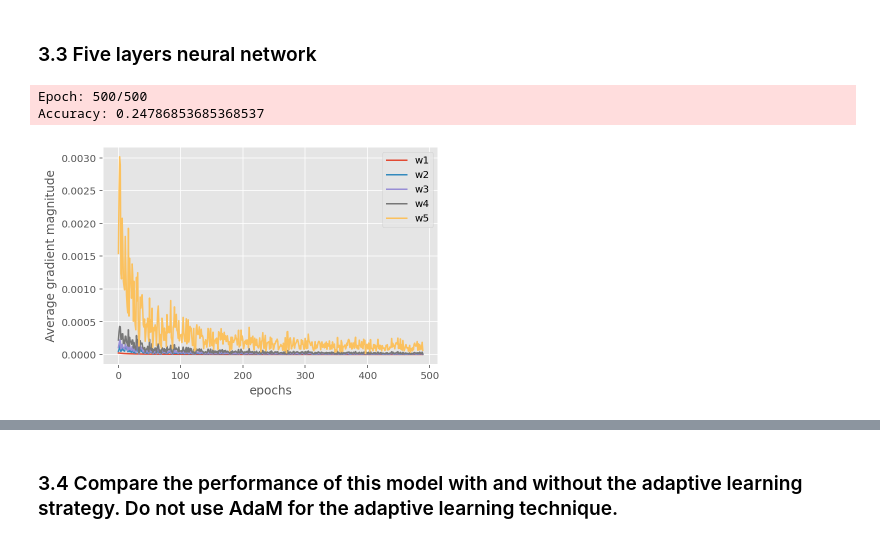
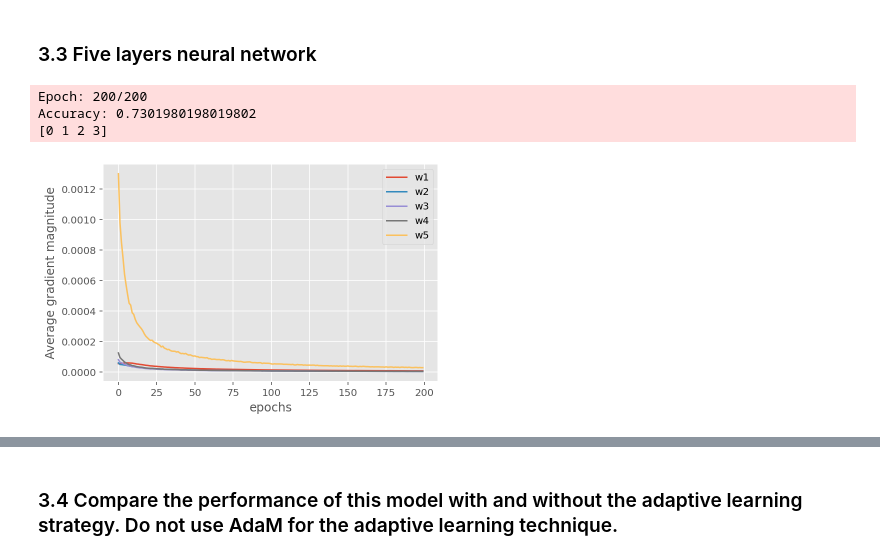
Before and after one commit to amor-tsai/MachineLearningNotebooks, a Jupyter notebook: Lab4.ipynb, the cells around one changed output, grey strips where cells are left out. Saved outputs shown, nothing was run; the diff lists cells and outputs as text; code cells hidden in the pictures.

```diff
--- a/Lab4.ipynb
+++ b/Lab4.ipynb
@@ -865,9 +913,12 @@ class FourLayerPerceptron(TwoLayerPerceptronBase):
         return self
 # %%
 %%time
+params['n_hidden'] = 200
 nn_4l = FourLayerPerceptron(**params)
 nn_4l.fit(X_train, y_train, print_progress=1)
+yhat_nn4l = nn_4l.predict(X_test)
 print()
-print('Accuracy:',accuracy_score(y_test,nn_4l.predict(X_test)))
+print('Accuracy:',accuracy_score(y_test,yhat_nn4l))
+print(np.unique(yhat_nn4l))
 nn_4l.graph_gradient()
 # %% [output]
@@ -944,11 +996,11 @@ class FiveLayerPerceptron(TwoLayerPerceptronBase):
 
     def graph_gradient(self):
         ax = plt.subplot(1,1,1)
-        plt.plot(abs(self.grad_w1_[10:]), label='w1')
-        plt.plot(abs(self.grad_w2_[10:]), label='w2')
-        plt.plot(abs(self.grad_w3_[10:]), label='w3')
-        plt.plot(abs(self.grad_w4_[10:]), label='w4')
-        plt.plot(abs(self.grad_w5_[10:]), label='w5')
+        plt.plot(abs(self.grad_w1_), label='w1')
+        plt.plot(abs(self.grad_w2_), label='w2')
+        plt.plot(abs(self.grad_w3_), label='w3')
+        plt.plot(abs(self.grad_w4_), label='w4')
+        plt.plot(abs(self.grad_w5_), label='w5')
         plt.legend()
         plt.ylabel('Average gradient magnitude')
         plt.xlabel('epochs')
@@ -1023,6 +1075,11 @@ class FiveLayerPerceptron(TwoLayerPerceptronBase):
             # num batches== self.minibatches
             mini = np.array_split(range(y_data.shape[0]), self.minibatches)
             mini_cost = []
+            mini_grad1 = []
+            mini_grad2 = []
+            mini_grad3 = []
+            mini_grad4 = []
+            mini_grad5 = []
             for idx in mini:
 
                 # feedforward
@@ -1048,26 +1105,37 @@ class FiveLayerPerceptron(TwoLayerPerceptronBase):
                 self.W4 -= (rho_W4 + (self.alpha * rho_W4_prev)) # update with momentum
                 self.W5 -= (rho_W5 + (self.alpha * rho_W5_prev)) # update with momentum
 
-                self.grad_w1_[i] = np.mean(np.abs(rho_W1 + (self.alpha * rho_W1_prev)))
-                self.grad_w2_[i] = np.mean(np.abs(rho_W2 + (self.alpha * rho_W2_prev)))
-                self.grad_w3_[i] = np.mean(np.abs(rho_W3 + (self.alpha * rho_W3_prev)))
-                self.grad_w4_[i] = np.mean(np.abs(rho_W4 + (self.alpha * rho_W4_prev)))
-                self.grad_w5_[i] = np.mean(np.abs(rho_W5 + (self.alpha * rho_W5_prev)))
-
+                mini_grad1.append(np.mean(np.abs(rho_W1 + (self.alpha * rho_W1_prev))))
+                mini_grad2.append(np.mean(np.abs(rho_W2 + (self.alpha * rho_W2_prev))))
+                mini_grad3.append(np.mean(np.abs(rho_W3 + (self.alpha * rho_W3_prev))))
+                mini_grad4.append(np.mean(np.abs(rho_W4 + (self.alpha * rho_W4_prev))))
+                mini_grad5.append(np.mean(np.abs(rho_W5 + (self.alpha * rho_W5_prev))))
 
                 rho_W1_prev, rho_W2_prev, rho_W3_prev, rho_W4_prev, rho_W5_prev = rho_W1, rho_W2, rho_W3, rho_W4, rho_W5
+
+            #update mean gradient for each epoch
+            self.grad_w1_[i] = np.mean(mini_grad1)
+            self.grad_w2_[i] = np.mean(mini_grad2)
+            self.grad_w3_[i] = np.mean(mini_grad3)
+            self.grad_w4_[i] = np.mean(mini_grad4)
+            self.grad_w5_[i] = np.mean(mini_grad5)
 
             self.cost_.append(mini_cost)
 
         return self
 # %%
 %%time
+params['n_hidden'] = 200
+params['alpha'] = 0
 nn_5l = FiveLayerPerceptron(**params)
 nn_5l.fit(X_train, y_train, print_progress=1)
+yhat_nn5l = nn_5l.predict(X_test)
 print()
-print('Accuracy:',accuracy_score(y_test,nn_5l.predict(X_test)))
+print('Accuracy:',accuracy_score(y_test,yhat_nn5l))
+print(np.unique(yhat_nn5l))
 nn_5l.graph_gradient()
 # %% [output]
-Epoch: 500/500
-Accuracy: 0.24786853685368537
+Epoch: 200/200
+Accuracy: 0.7301980198019802
+[0 1 2 3]
-[figure, old version]
+[figure, new version]
```
Also changed, not shown: parts of 38 cells of this notebook.
